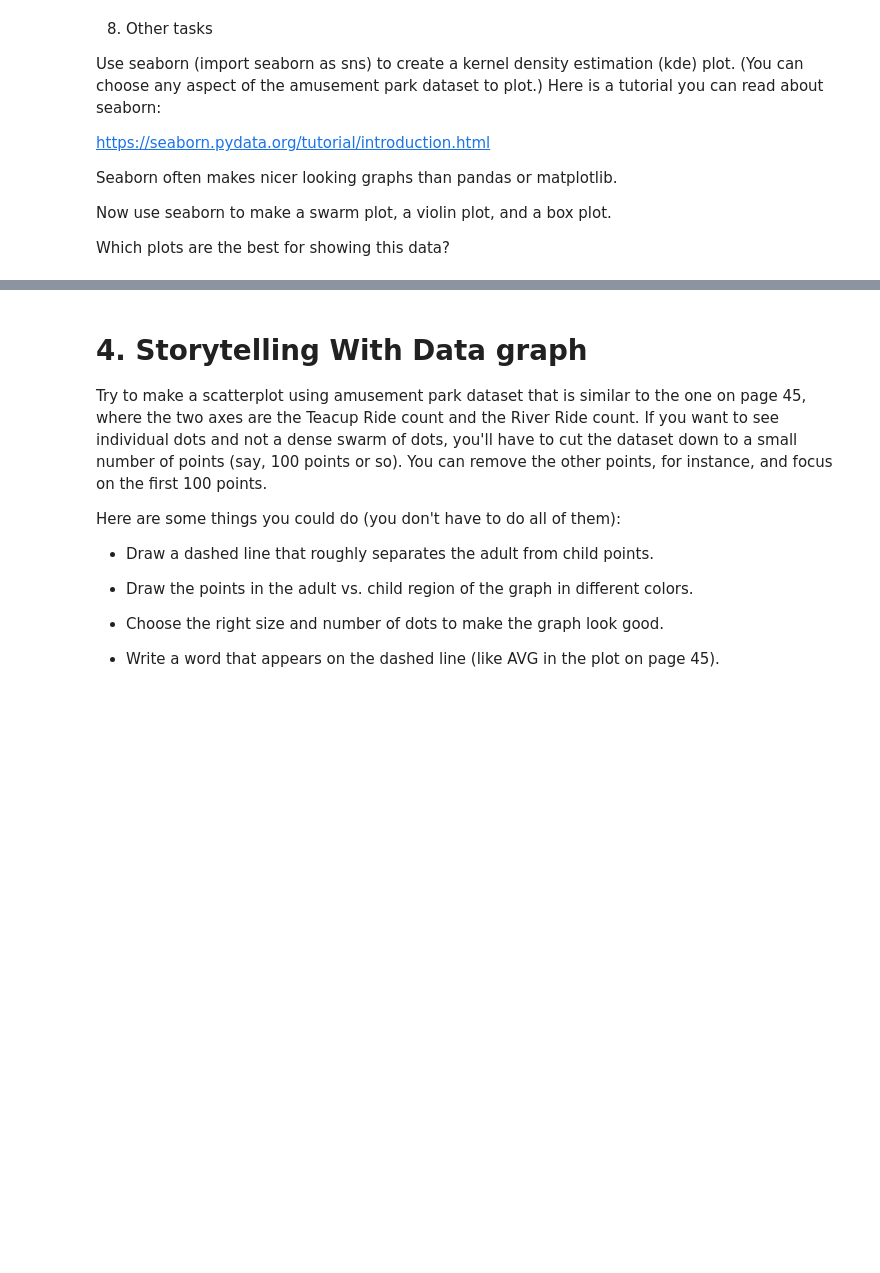
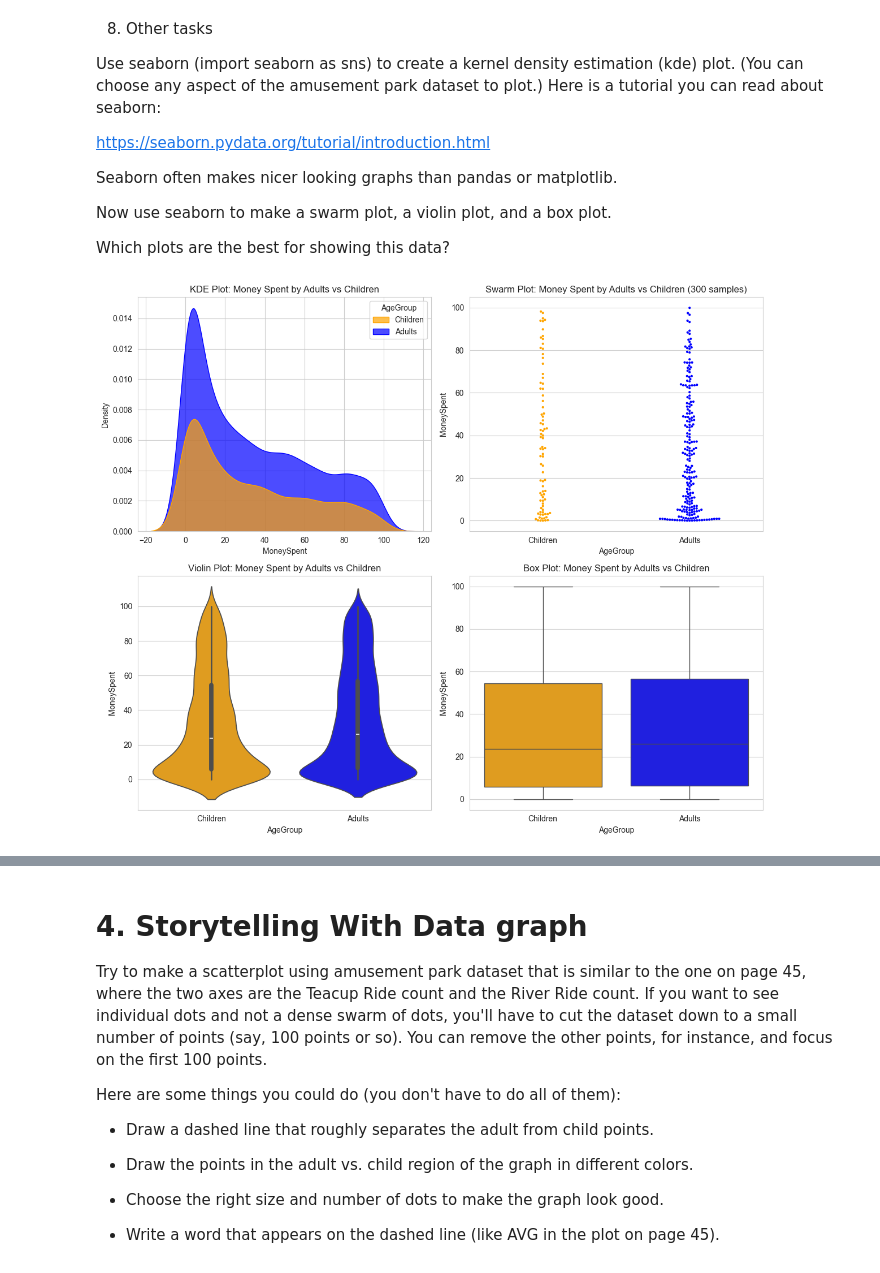
Before and after one commit to reynolkb-bu/bu-cds-dx699-2025-summer, a Jupyter notebook: notebooks/week-3/OMDS-ModB2-Week3-Reynolds-Kyle.ipynb, the cells around one changed output, grey strips where cells are left out. Drawn from its saved outputs; the diff is of its cells as text; code cells hidden in the pictures; blank space fills up the shorter version.

```diff
--- a/notebooks/week-3/OMDS-ModB2-Week3-Reynolds-Kyle.ipynb
+++ b/notebooks/week-3/OMDS-ModB2-Week3-Reynolds-Kyle.ipynb
@@ -391,3 +413,39 @@ Seaborn often makes nicer looking graphs than pandas or matplotlib.
 Now use seaborn to make a swarm plot, a violin plot, and a box plot.
 
 Which plots are the best for showing this data?
+# %%
+import seaborn as sns
+
+fig, axes = plt.subplots(2, 2, figsize=(12, 10))
+
+df['AgeGroup'] = df['IsAdult'].map({True: 'Adults', False: 'Children'})
+
+ax1 = axes[0, 0]
+sns.kdeplot(data=df, x='MoneySpent', hue='AgeGroup', ax=ax1, fill=True, alpha=0.7,
+            palette={'Children': 'orange', 'Adults': 'blue'})
+ax1.set_title('KDE Plot: Money Spent by Adults vs Children')
+
+ax2 = axes[0, 1]
+# decreasing sample size for swarm plot due to warning we get
+df_sample = df.sample(n=300, random_state=42)
+sns.swarmplot(data=df_sample, x='AgeGroup', y='MoneySpent', ax=ax2,
+              hue='AgeGroup', palette={'Children': 'orange', 'Adults': 'blue'},
+              legend=False, size=3)
+ax2.set_title('Swarm Plot: Money Spent by Adults vs Children (300 samples)')
+
+ax3 = axes[1, 0]
+sns.violinplot(data=df, x='AgeGroup', y='MoneySpent', ax=ax3,
+               hue='AgeGroup', palette={'Children': 'orange', 'Adults': 'blue'},
+               legend=False)
+ax3.set_title('Violin Plot: Money Spent by Adults vs Children')
+
+ax4 = axes[1, 1]
+sns.boxplot(data=df, x='AgeGroup', y='MoneySpent', ax=ax4,
+            hue='AgeGroup', palette={'Children': 'orange', 'Adults': 'blue'},
+            legend=False)
+ax4.set_title('Box Plot: Money Spent by Adults vs Children')
+
+plt.tight_layout()
+plt.show()
+# %% [output]
+[figure, added]
```
Also changed, not shown: parts of 2 cells of this notebook.
